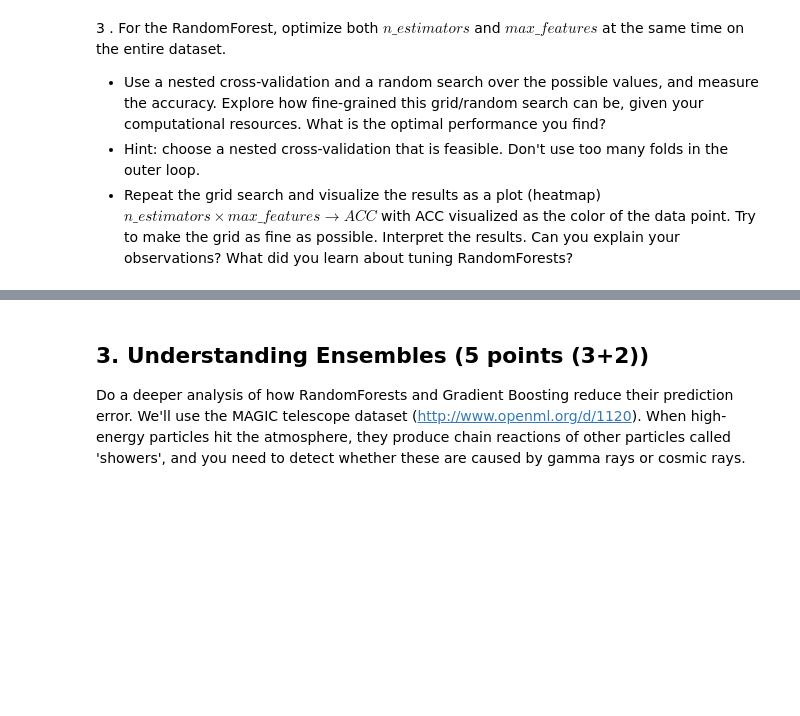
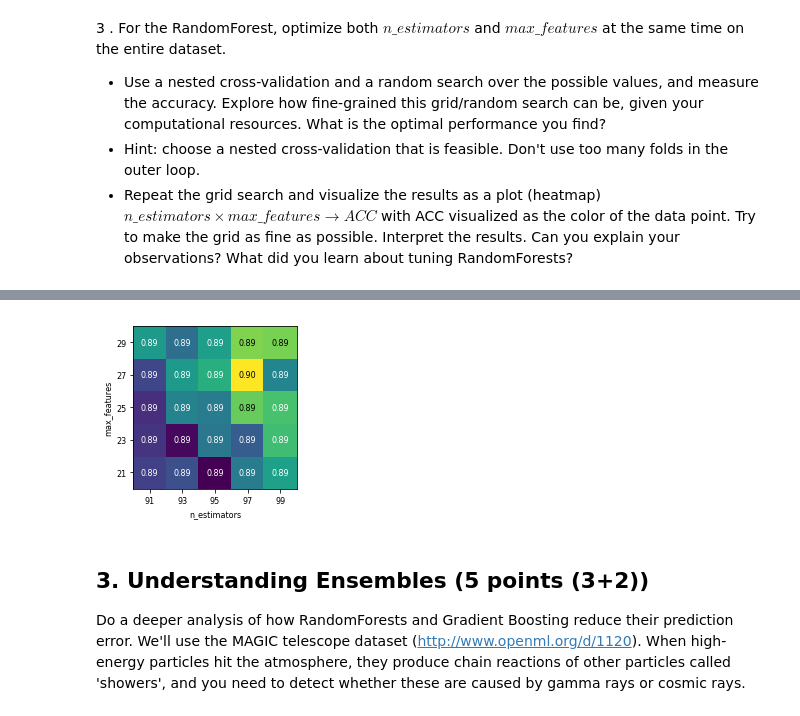
Before and after one commit to SAckermans/FoDM-Group14, a Jupyter notebook: Assignment 1.ipynb, the cells around one changed output, grey strips where cells are left out. Cells and saved outputs as stored; diff of their text form; code cells hidden in the pictures; blank space fills up the shorter version.

```diff
--- a/Assignment 1.ipynb
+++ b/Assignment 1.ipynb
@@ -344,7 +359,7 @@ The [Devnagari-Script dataset](https://www.openml.org/d/40923) contains 92,000 i
 devnagari = oml.datasets.get_dataset(40923) # Download Devnagari data
 # Get the predictors X and the labels y
 X, y = devnagari.get_data(target=devnagari.default_target_attribute);
-classes = devnagari.retrieve_class_labels(target_name='character') # This one takes a while, skip if not needed
+#classes = devnagari.retrieve_class_labels(target_name='character') # This one takes a while, skip if not needed
 # %%
 from random import randint
 # Take some random examples, reshape to a 32x32 image and plot
@@ -520,20 +535,3 @@ curve([1, 20, 40, 60, 80, 100], rc, "n_estimators", "RandomForest");
 - Use a nested cross-validation and a random search over the possible values, and measure the accuracy. Explore how fine-grained this grid/random search can be, given your computational resources. What is the optimal performance you find?
 - Hint: choose a nested cross-validation that is feasible. Don't use too many folds in the outer loop.
 - Repeat the grid search and visualize the results as a plot (heatmap) $n\_estimators \times max\_features \rightarrow ACC$ with ACC visualized as the color of the data point. Try to make the grid as fine as possible. Interpret the results. Can you explain your observations? What did you learn about tuning RandomForests?
-# %%
-# Is this a nested cross-validation..? Am I visualizing ACC?
-
-from sklearn.model_selection import RandomizedSearchCV
-
-param_grid = {'n_estimators': [0, 20, 40, 60, 80, 100], 'max_features': ["auto","log2", None]}
-random_search = RandomizedSearchCV(RandomForestClassifier(n_jobs=-1), param_distributions=param_grid, n_iter=20, cv=5)
-
-print("Test set score: {:.2f}".format(random_search.score(X_test, y_test)))
-print("Best parameters: {}".format(random_search.best_params_))
-print("Best cross-validation score: {:.2f}".format(random_search.best_score_))
-
-results = pd.DataFrame(random_search.cv_results_)
-scores = np.array(results.mean_test_score).reshape(6, 3)
-# plot the mean cross-validation scores
-mglearn.tools.heatmap(scores, xlabel='n_estimators', xticklabels=param_grid['n_estimators'],
-                      ylabel='max_features', yticklabels=param_grid['max_features'], cmap="viridis");
@@ -541,0 +538,64 @@ NameError: name 'X_test' is not defined
+# %%
+# Is this a nested cross-validation..? Am I visualizing ACC?
+
+from sklearn.model_selection import RandomizedSearchCV
+from sklearn.ensemble import RandomForestClassifier
+from sklearn.model_selection import train_test_split
+
+param_grid = {'n_estimators': [91, 93, 95, 97, 99], 'max_features': [21, 23, 25, 27, 29]}
+random_search = RandomizedSearchCV(RandomForestClassifier(n_jobs=-1), param_distributions=param_grid, n_iter=25, cv=5, random_state=2)
+X_train, X_test, y_train, y_test = train_test_split(
+        X, y, stratify=y, random_state=0)
+random_search.fit(X_train, y_train)
+
+print("Test set score: {:.2f}".format(random_search.score(X_test, y_test)))
+print("Best parameters: {}".format(random_search.best_params_))
+print("Best cross-validation score: {:.2f}".format(random_search.best_score_))
+
+'''
+Method on determination best parameter values: numbers indicate simultaneous iterations
+(i.e.: 1. indicates first attempt at n_estimators & max_features in parameter grid)
+
+1. Best parameters combination given: n_estimator=100 (20 tree interval), and max_features='log2'.
+This means, unsurprisingly, that the more trees are included in the forest, the better the performance of that forest will be
+2. A new grid was entered, only containing high values (80, 90, 100)
+This new grid showed the best score at 90
+3. New grid was created: [85, 90, 95, 100]. This grid returned 95 as best number of trees.
+4. Finally, the following array was created: [92, 94, 95, 96, 98]. This yielded 98 trees
+5. array [91-99] is final test, which gives best scores when 97 trees are created
+
+1. Max_features was initially tested with the sqrt(1025), log2(1025) and 1025. log2(1025)=10 features scored best.
+This means that optimal amount of features lies at least below sqrt(1025)=32 features.
+More specifically, the next run should contain param_grid = 'max_features': [<32-(32-10)=20]
+2. It is chosen to use the following grid: [1, 5, 10, 15, 20]
+This new grid selects max_features=20. This may indicate that the optimal value for max features lies in the range 15-20
+3. A new grid is created for max_features: [15, 17, 19, 20, 21, 23, 25] This emphasizes the values around 20
+This function returned 25 as the max_features.
+4. Finally, the following array was created: [23, 24, 25, 26, 27, 28, 29, 30, 31]
+This function returned 23 as max_features
+5. array [21-29] is final test, 27 features to be included
+
+Best cross-validation score found is 0.90, while the test set score is valued 0.91.
+This means that cross-validation (mean of tests) reduces accuracy of the model only slightly,
+while increasing the generalisability the model.
+
+Unsurprisingly, RandomForests favor large amount of trees. However, not the maximum possible tree is selected (100),
+but a few less (97). Max_features is limited to 20 to 30.
+Multiple iterations, as described above in 1 to 4, have shown that these ranges are consistently picked.
+The heatmap provides a single optimum: 97 trees, with 27 features.
+However, it is unclear whether this is the global optimum, due to the selection of parameter dimensions above.
+
+Tuning hyperparameters in RandomForest is a computationally heavy procedure. Many iterations took long to complete.
+Out of the 1025 features, only 27 were necessary for tuning the model, which corresponds to 2.5% of the features.
+This small amount of features per tree also leads to diverse trees.
+Therefore, the total forest score is unlikely to overfit training data, and therefore score better on test data.
+
+It is unclear why the optimal forest size is set at 97 rather than 100 (max trees used) trees.
+'''
+
+results = pd.DataFrame(random_search.cv_results_)
+scores = np.array(results.mean_test_score).reshape(5, 5)
+# plot the mean cross-validation scores
+mglearn.tools.heatmap(scores, xlabel='n_estimators', xticklabels=param_grid['n_estimators'],
+                      ylabel='max_features', yticklabels=param_grid['max_features'], cmap="viridis");
+# %% [output]
@@ -542,3 +605,4 @@ NameError: name 'X_test' is not defined
+[figure, added]
 # %% [markdown]
 ## 3. Understanding Ensembles (5 points (3+2))
 Do a deeper analysis of how RandomForests and Gradient Boosting reduce their prediction error. We'll use the MAGIC telescope dataset (http://www.openml.org/d/1120). When high-energy particles hit the atmosphere, they produce chain reactions of other particles called 'showers', and you need to detect whether these are caused by gamma rays or cosmic rays.
```
Also changed, not shown: parts of 12 cells of this notebook.
